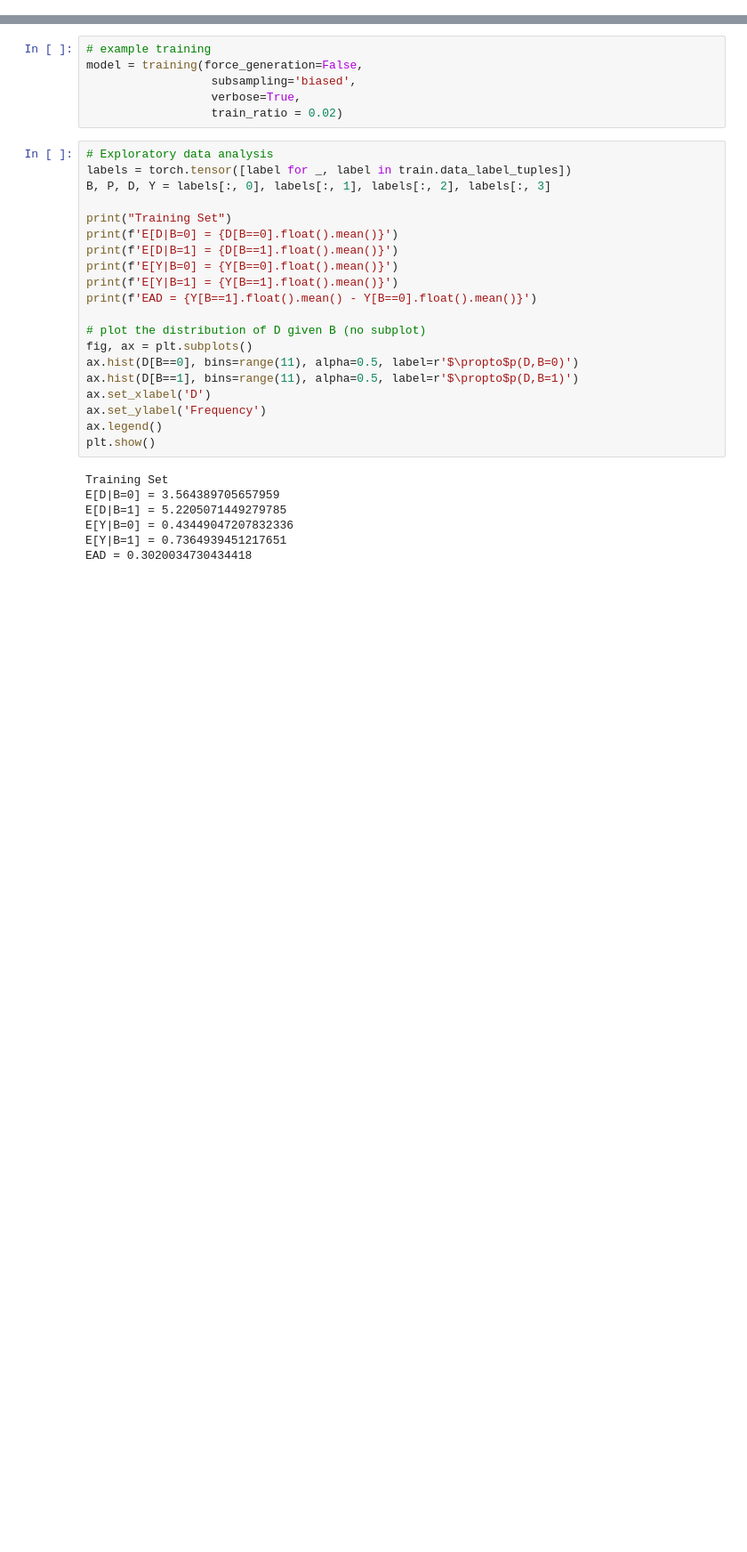
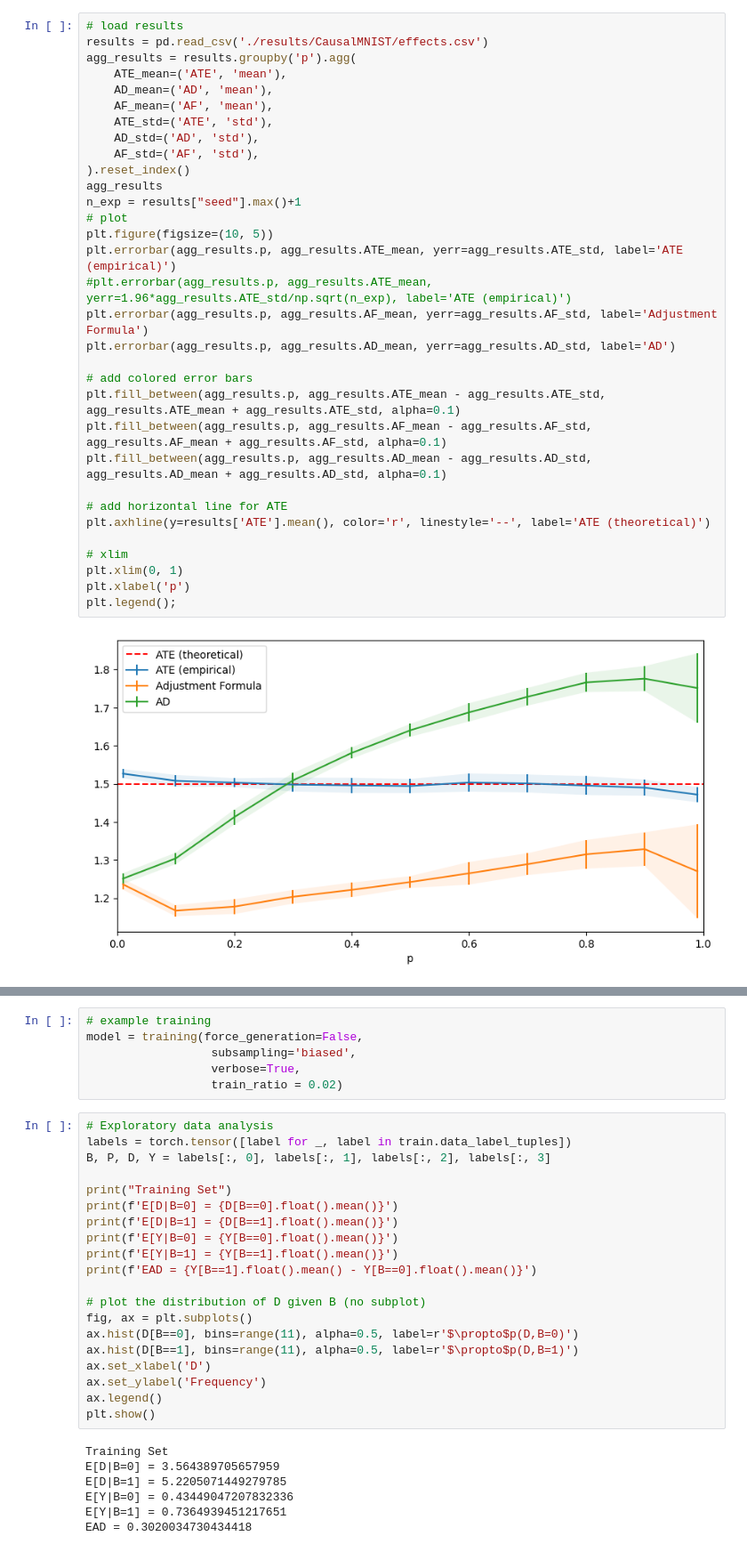
Before and after one commit to CausalLearningAI/CausalMNIST, a Jupyter notebook: main.ipynb, the cells around one changed output, grey strips where cells are left out. Shown: that part at 89% size. Cells and saved outputs as stored; diff of their text form; blank space fills up the shorter version.

```diff
--- a/main.ipynb
+++ b/main.ipynb
@@ -31,0 +149,34 @@ Causal MNIST dataset environments already exists
+# %%
+# load results
+results = pd.read_csv('./results/CausalMNIST/effects.csv')
+agg_results = results.groupby('p').agg(
+    ATE_mean=('ATE', 'mean'),
+    AD_mean=('AD', 'mean'),
+    AF_mean=('AF', 'mean'),
+    ATE_std=('ATE', 'std'),
+    AD_std=('AD', 'std'),
+    AF_std=('AF', 'std'),
+).reset_index()
+agg_results
+n_exp = results["seed"].max()+1
+# plot
+plt.figure(figsize=(10, 5))
+plt.errorbar(agg_results.p, agg_results.ATE_mean, yerr=agg_results.ATE_std, label='ATE (empirical)')
+#plt.errorbar(agg_results.p, agg_results.ATE_mean, yerr=1.96*agg_results.ATE_std/np.sqrt(n_exp), label='ATE (empirical)')
+plt.errorbar(agg_results.p, agg_results.AF_mean, yerr=agg_results.AF_std, label='Adjustment Formula')
+plt.errorbar(agg_results.p, agg_results.AD_mean, yerr=agg_results.AD_std, label='AD')
+
+# add colored error bars
+plt.fill_between(agg_results.p, agg_results.ATE_mean - agg_results.ATE_std, agg_results.ATE_mean + agg_results.ATE_std, alpha=0.1)
+plt.fill_between(agg_results.p, agg_results.AF_mean - agg_results.AF_std, agg_results.AF_mean + agg_results.AF_std, alpha=0.1)
+plt.fill_between(agg_results.p, agg_results.AD_mean - agg_results.AD_std, agg_results.AD_mean + agg_results.AD_std, alpha=0.1)
+
+# add horizontal line for ATE
+plt.axhline(y=results['ATE'].mean(), color='r', linestyle='--', label='ATE (theoretical)')
+
+# xlim
+plt.xlim(0, 1)
+plt.xlabel('p')
+plt.legend();
+# %% [output]
+[figure, added]
```
Also changed, not shown: parts of 11 cells of this notebook.
